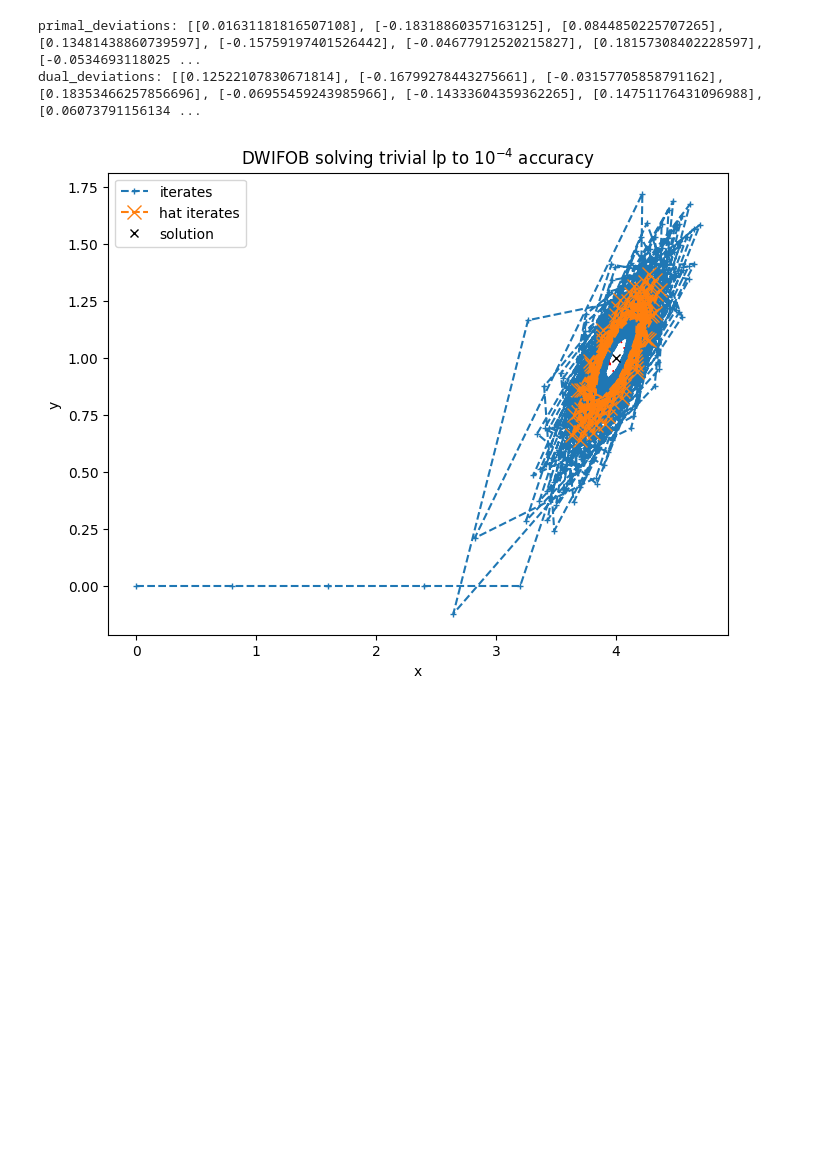
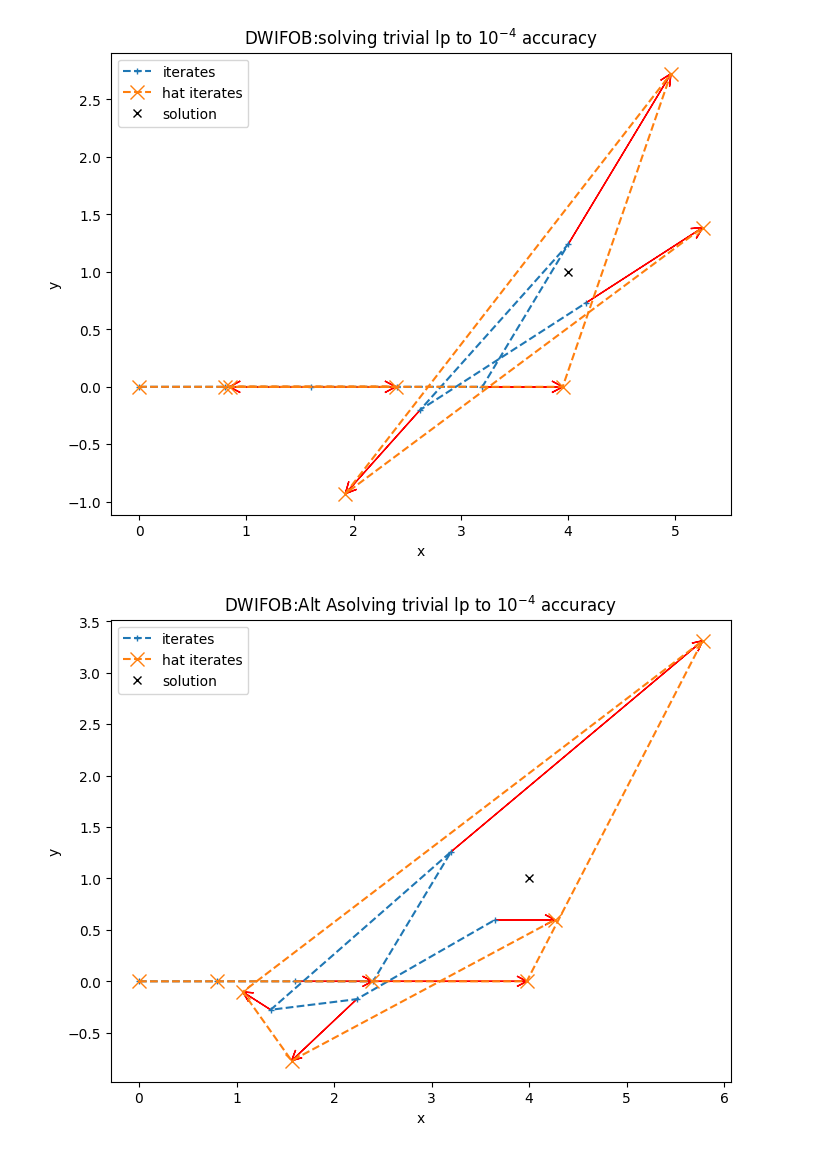
Before and after one commit to TheodorAT/MasterThesis, a Jupyter notebook: scripts/plot_convegence_understanding.ipynb, the cells around one changed output. Drawn from its saved outputs; the diff is of its cells as text; code cells hidden in the pictures; blank space fills up the shorter version.

```diff
--- a/scripts/plot_convegence_understanding.ipynb
+++ b/scripts/plot_convegence_understanding.ipynb
@@ -66,39 +74,43 @@ plt.legend();
 # %%
-dwifob_solve = plot_info_1e4["less_trivial_lp_dwifob_dwifob_1e-4_m=4_detailed"]
+def plot_dwifob_iterates(dwifob_solve, window, end, title=""):
+    primal_plot_dwifob = dwifob_solve["primal_iterates"][:end]
+    dual_plot_dwifob = dwifob_solve["dual_iterates"][:end]
+    plt.figure(figsize=(8, 6))
+    plt.plot(primal_plot_dwifob, dual_plot_dwifob, "+--", label=f"iterates", markersize=5)
 
-iters=len(dwifob_solve["primal_iterates"])
-end = 10         # Up to which iterate we see.
-window = 10      # How many iterates we see at the same time.
+    start = max(0, end-window)
+    primal_plot_dwifob = dwifob_solve["primal_iterates"][start:end]
+    dual_plot_dwifob = dwifob_solve["dual_iterates"][start:end]
+    primal_hat_dwifob = dwifob_solve["primal_hat_iterates"][start:end]
+    dual_hat_dwifob = dwifob_solve["dual_hat_iterates"][start:end]
+    primal_deviations = dwifob_solve["primal_deviations"][start:end]
+    dual_deviations = dwifob_solve["dual_deviations"][start:end]
 
-primal_plot_dwifob = dwifob_solve["primal_iterates"][:end]
-dual_plot_dwifob = dwifob_solve["dual_iterates"][:end]
-plt.figure(figsize=(8, 6))
-plt.plot(primal_plot_dwifob, dual_plot_dwifob, "+--", label=f"iterates", markersize=5)
+    plt.plot(primal_hat_dwifob, dual_hat_dwifob, "x--", label="hat iterates", markersize=10)
 
-start = max(0, end-window)
-primal_plot_dwifob = dwifob_solve["primal_iterates"][start:end]
-dual_plot_dwifob = dwifob_solve["dual_iterates"][start:end]
-primal_hat_dwifob = dwifob_solve["primal_hat_iterates"][start:end]
-dual_hat_dwifob = dwifob_solve["dual_hat_iterates"][start:end]
-primal_deviations = dwifob_solve["primal_deviations"][start:end]
-dual_deviations = dwifob_solve["dual_deviations"][start:end]
+    for i in range(len(primal_plot_dwifob)):
+        if not (primal_deviations[i][0] == 0 and dual_deviations[i][0] == 0):
+            plt.arrow(primal_plot_dwifob[i][0], dual_plot_dwifob[i][0], primal_deviations[i][0], dual_deviations[i][0],
+                    color="r", lw=1, fill=False, head_length=.1, head_width=.1, length_includes_head=True, overhang=1)
 
-plt.plot(primal_hat_dwifob, dual_hat_dwifob, "x--", label="hat iterates", markersize=10)
-
-print("primal_deviations:", primal_deviations)
-print("dual_deviations:", dual_deviations)
-
-for i in range(len(primal_plot_dwifob)):
-    if not (primal_deviations[i][0] == 0 and dual_deviations[i][0] == 0):
-        plt.arrow(primal_plot_dwifob[i][0], dual_plot_dwifob[i][0], primal_deviations[i][0], dual_deviations[i][0],
-                  color="r", lw=1, fill=False, head_length=.1, head_width=.1, length_includes_head=True, overhang=1)
-
-plt.plot(4, 1, "xk", label="solution")
-plt.xlabel("x")
-plt.ylabel("y")
-plt.title("DWIFOB solving trivial lp to $10^{-4}$ accuracy")
-plt.legend();
+    plt.plot(4, 1, "xk", label="solution")
+    plt.xlabel("x")
+    plt.ylabel("y")
+    plt.title("DWIFOB:" + title + " solving trivial lp to $10^{-4}$ accuracy")
+    plt.legend();
-# %% [output]
-primal_deviations: [[0.01631181816507108], [-0.18318860357163125], [0.0844850225707265], [0.13481438860739597], [-0.15759197401526442], [-0.04677912520215827], [0.18157308402228597], [-0.0534693118025 ...
-dual_deviations: [[0.12522107830671814], [-0.16799278443275661], [-0.03157705858791162], [0.18353466257856696], [-0.06955459243985966], [-0.14333604359362265], [0.14751176431096988], [0.06073791156134 ...
-[figure, removed]
+# %%
+dwifob_solve = plot_info_1e4["less_trivial_lp_dwifob_dwifob_1e-4_m=1_detailed"]
+dwifob_solve_altA = plot_info_1e4["less_trivial_lp_dwifob_altA_dwifob_1e-4_m=1_detailed"]
+dwifob_solve_altB = plot_info_1e4["less_trivial_lp_dwifob_altB_dwifob_1e-4_m=1_detailed"]
+dwifob_solve_altC = plot_info_1e4["less_trivial_lp_dwifob_altC_dwifob_1e-4_m=1_detailed"]
+
+iters=len(dwifob_solve["primal_iterates"])
+end = 8         # Up to which iterate we see.
+window = 10      # How many iterates we see at the same time.
+plot_dwifob_iterates(dwifob_solve, window, end)
+plot_dwifob_iterates(dwifob_solve_altA, window, end, "Alt A")
+plot_dwifob_iterates(dwifob_solve_altB, window, end, "Alt B")
+plot_dwifob_iterates(dwifob_solve_altC, window, end, "Alt C")
+# %% [output]
+[figure, added]
+[figure, added]
```
Also changed, not shown: parts of 3 cells of this notebook, 2 other files.
